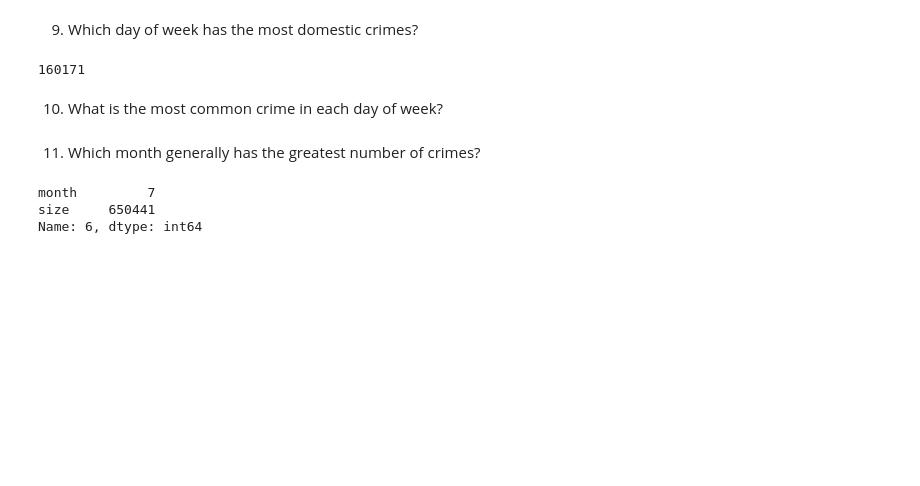
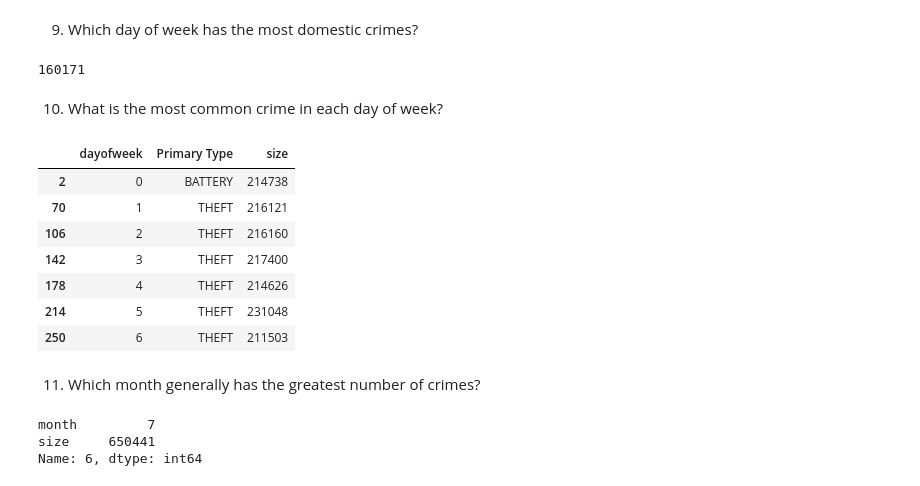
Before and after one commit to Mohammad1722/chicago-crimes_geospatial-analysis, a Jupyter notebook: notebooks/chicago_crimes.ipynb, the cells around one changed output. Saved outputs shown, nothing was run; the diff lists cells and outputs as text; code cells hidden in the pictures; blank space fills up the shorter version.

```diff
--- a/notebooks/chicago_crimes.ipynb
+++ b/notebooks/chicago_crimes.ipynb
@@ -176,6 +240,19 @@ dfCrime[dfCrime['Domestic'] == 1].groupby(dfCrime['Date'].dt.dayofweek).size().s
 160171
 # %% [markdown]
 10. What is the most common crime in each day of week?
+# %%
+dfCrime['dayofweek'] = (dfCrime['Date'].dt.dayofweek+1)%7 # get day of week and make it start from sunday
+tmp = dfCrime.groupby(by=['dayofweek', 'Primary Type'], as_index=False).size()
+tmp[tmp.groupby('dayofweek')['size'].rank('dense', ascending=False) == 1]
+# %% [output]
+|  | dayofweek | Primary Type | size |
+| 2 | 0 | BATTERY | 214738 |
+| 70 | 1 | THEFT | 216121 |
+| 106 | 2 | THEFT | 216160 |
+| 142 | 3 | THEFT | 217400 |
+| 178 | 4 | THEFT | 214626 |
+| 214 | 5 | THEFT | 231048 |
+| 250 | 6 | THEFT | 211503 |
 # %% [markdown]
 11. Which month generally has the greatest number of crimes?
 # %%
```
Also changed, not shown: parts of 10 cells of this notebook.
